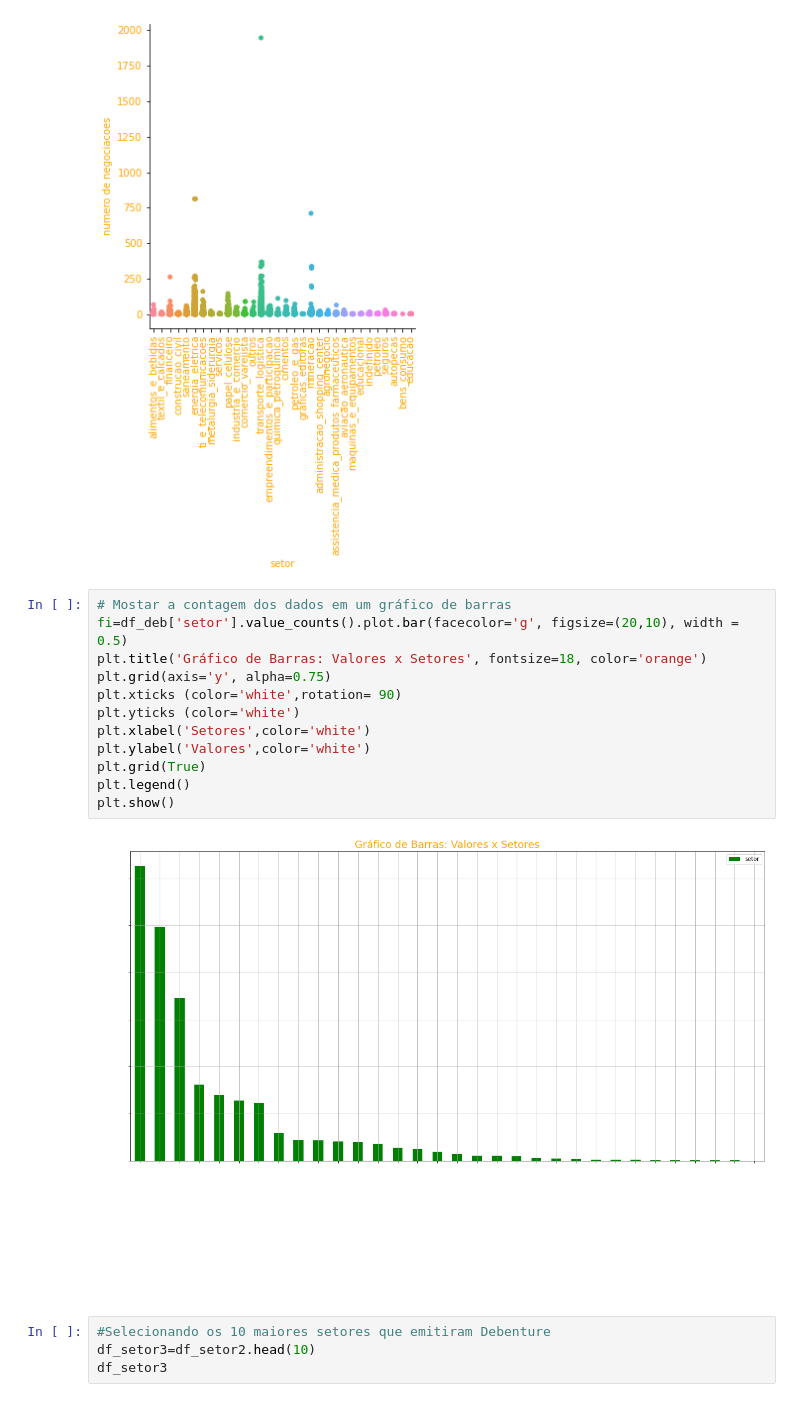
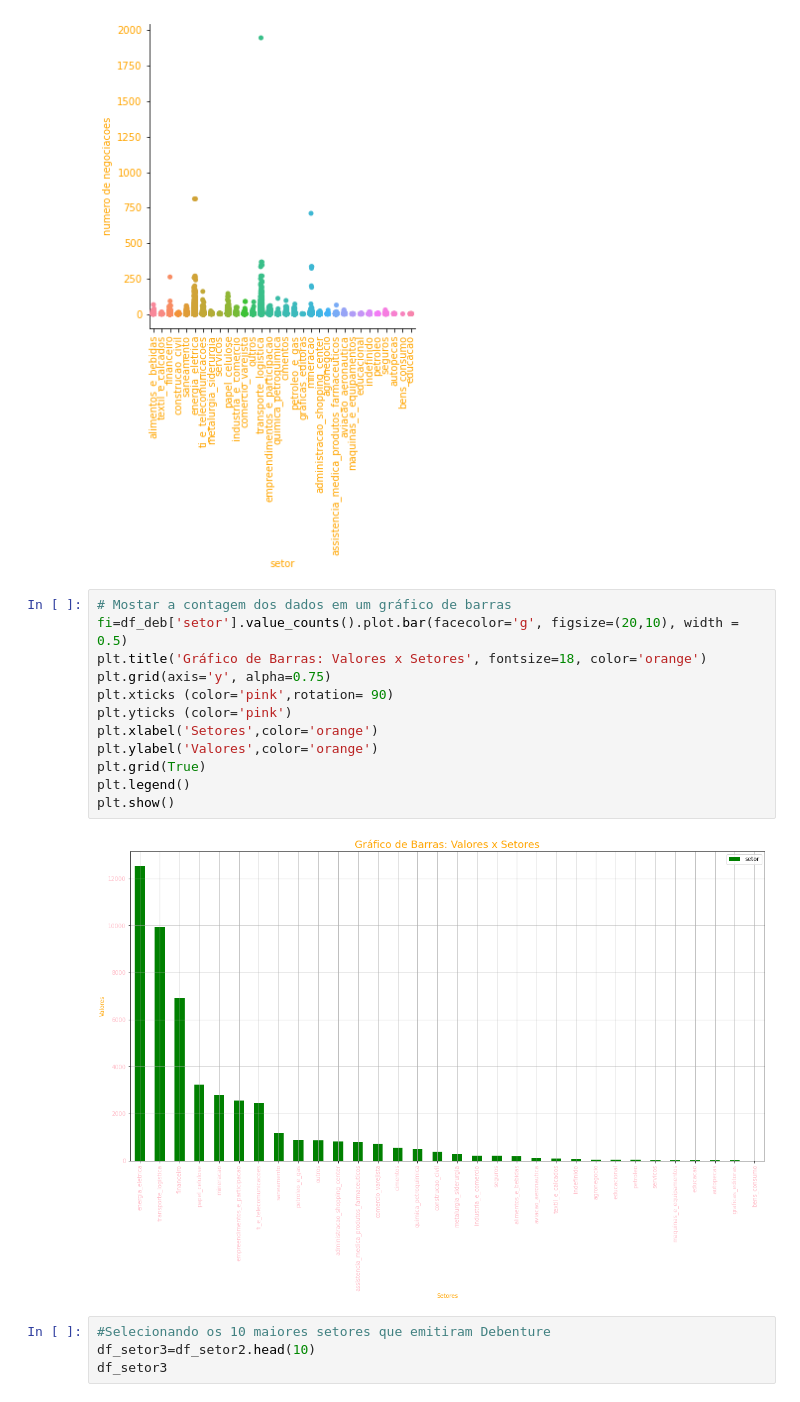
Before and after one commit to AndreLovo/Analise-de-dados, a Jupyter notebook: Debentures.ipynb, the cells around one changed output. Drawn from its saved outputs; the diff is of its cells as text.

```diff
--- a/Debentures.ipynb
+++ b/Debentures.ipynb
@@ -577,17 +577,17 @@ plt.show()
 # %%
 # Mostar a contagem dos dados em um gráfico de barras
 fi=df_deb['setor'].value_counts().plot.bar(facecolor='g', figsize=(20,10), width = 0.5)
 plt.title('Gráfico de Barras: Valores x Setores', fontsize=18, color='orange')
 plt.grid(axis='y', alpha=0.75)
-plt.xticks (color='white',rotation= 90)
-plt.yticks (color='white')
-plt.xlabel('Setores',color='white')
-plt.ylabel('Valores',color='white')
+plt.xticks (color='pink',rotation= 90)
+plt.yticks (color='pink')
+plt.xlabel('Setores',color='orange')
+plt.ylabel('Valores',color='orange')
 plt.grid(True)
 plt.legend()
 plt.show()
 # %% [output]
-[figure, old version]
+[figure, new version]
 # %%
 #Selecionando os 10 maiores setores que emitiram Debenture
 df_setor3=df_setor2.head(10)
```
Also changed, not shown: parts of 2 cells of this notebook.
